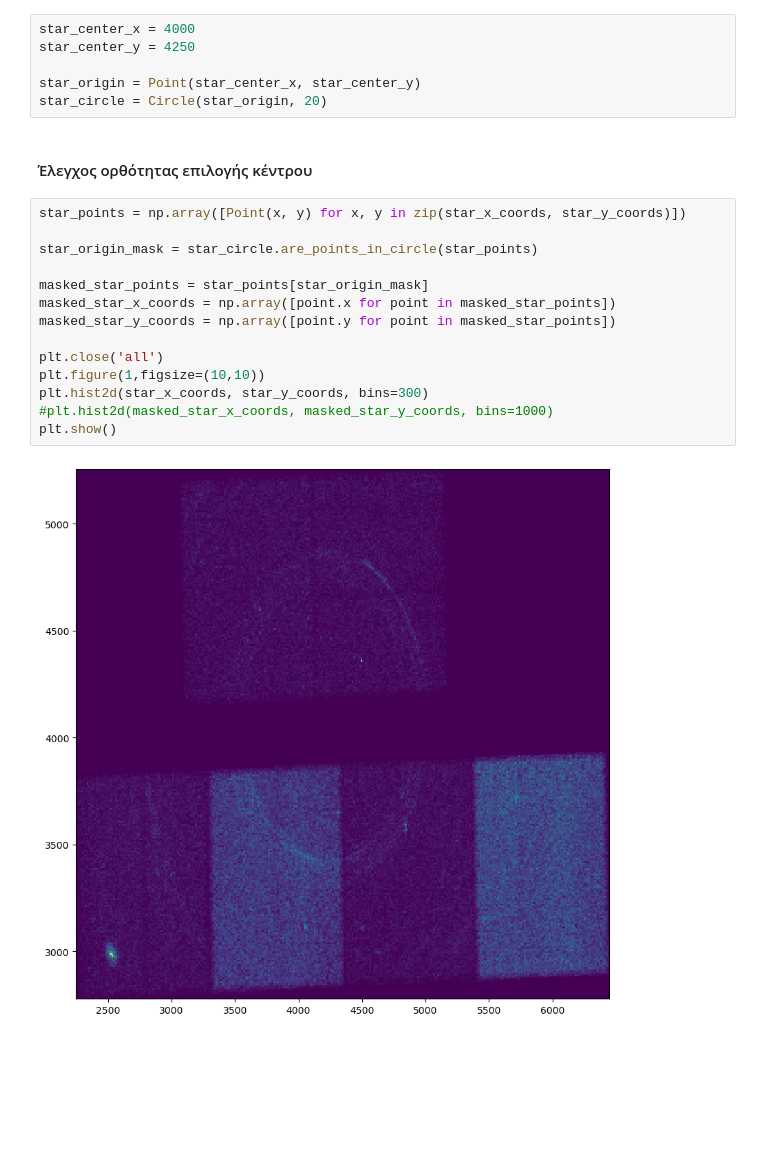
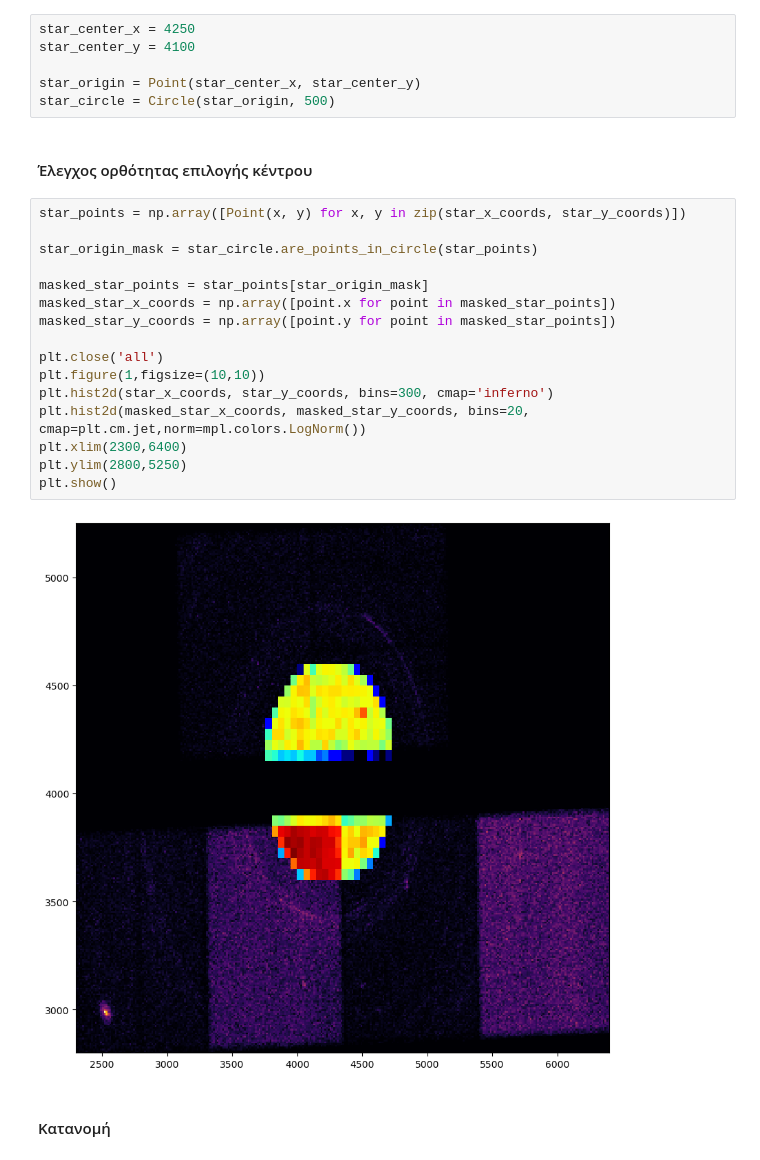
Before and after one commit to xmamalou/astrolab-team-exercise, a Jupyter notebook: thing.ipynb, the cells around one changed output. Cells and saved outputs as stored; diff of their text form; blank space fills up the shorter version.

```diff
--- a/thing.ipynb
+++ b/thing.ipynb
@@ -49,26 +51,30 @@ class Circle:
 # %% [markdown]
 #### Ορισμός Γεωμετρικών Χαρακτηριστικών εικόνας
 # %%
-star_center_x = 4000
-star_center_y = 4250
+star_center_x = 4250
+star_center_y = 4100
 
 star_origin = Point(star_center_x, star_center_y)
-star_circle = Circle(star_origin, 20)
+star_circle = Circle(star_origin, 500)
 # %% [markdown]
 #### Έλεγχος ορθότητας επιλογής κέντρου
 # %%
 star_points = np.array([Point(x, y) for x, y in zip(star_x_coords, star_y_coords)])
 
 star_origin_mask = star_circle.are_points_in_circle(star_points)
 
 masked_star_points = star_points[star_origin_mask]
 masked_star_x_coords = np.array([point.x for point in masked_star_points])
 masked_star_y_coords = np.array([point.y for point in masked_star_points])
 
 plt.close('all')
 plt.figure(1,figsize=(10,10))
-plt.hist2d(star_x_coords, star_y_coords, bins=300)
-#plt.hist2d(masked_star_x_coords, masked_star_y_coords, bins=1000)
+plt.hist2d(star_x_coords, star_y_coords, bins=300, cmap='inferno')
+plt.hist2d(masked_star_x_coords, masked_star_y_coords, bins=20, cmap=plt.cm.jet,norm=mpl.colors.LogNorm())
+plt.xlim(2300,6400)
+plt.ylim(2800,5250)
 plt.show()
 # %% [output]
-[figure, old version]
+[figure, new version]
+# %% [markdown]
+#### Κατανομή
```
Also changed, not shown: parts of 3 cells of this notebook.
